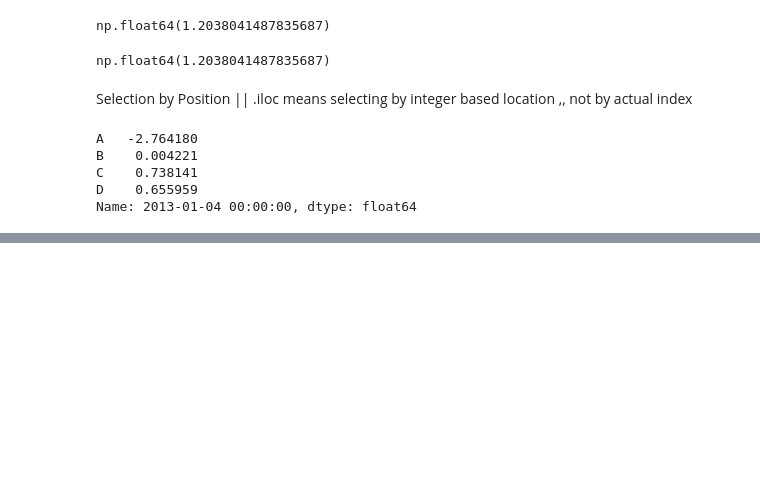
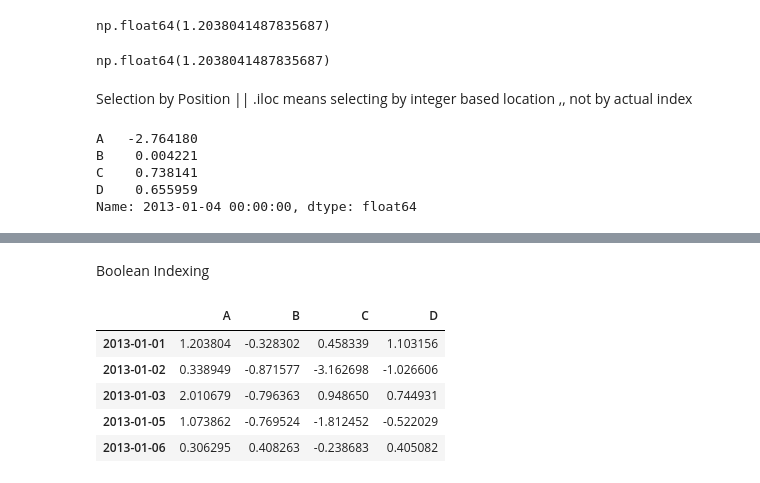
Before and after one commit to BimalGhimire38/PanDas_for_data_science_and_machine_learning, a Jupyter notebook: bhadra_07.ipynb, the cells around one changed output, grey strips where cells are left out. Drawn from its saved outputs; the diff is of its cells as text; code cells hidden in the pictures; blank space fills up the shorter version.

```diff
--- a/bhadra_07.ipynb
+++ b/bhadra_07.ipynb
@@ -180,0 +224,11 @@ Name: 2013-01-04 00:00:00, dtype: float64
+# %% [markdown]
+Boolean Indexing
+# %%
+df[df["A"]>0]
+# %% [output]
+|  | A | B | C | D |
+| 2013-01-01 | 1.203804 | -0.328302 | 0.458339 | 1.103156 |
+| 2013-01-02 | 0.338949 | -0.871577 | -3.162698 | -1.026606 |
+| 2013-01-03 | 2.010679 | -0.796363 | 0.948650 | 0.744931 |
+| 2013-01-05 | 1.073862 | -0.769524 | -1.812452 | -0.522029 |
+| 2013-01-06 | 0.306295 | 0.408263 | -0.238683 | 0.405082 |
```
Also changed, not shown: parts of 10 cells of this notebook.
